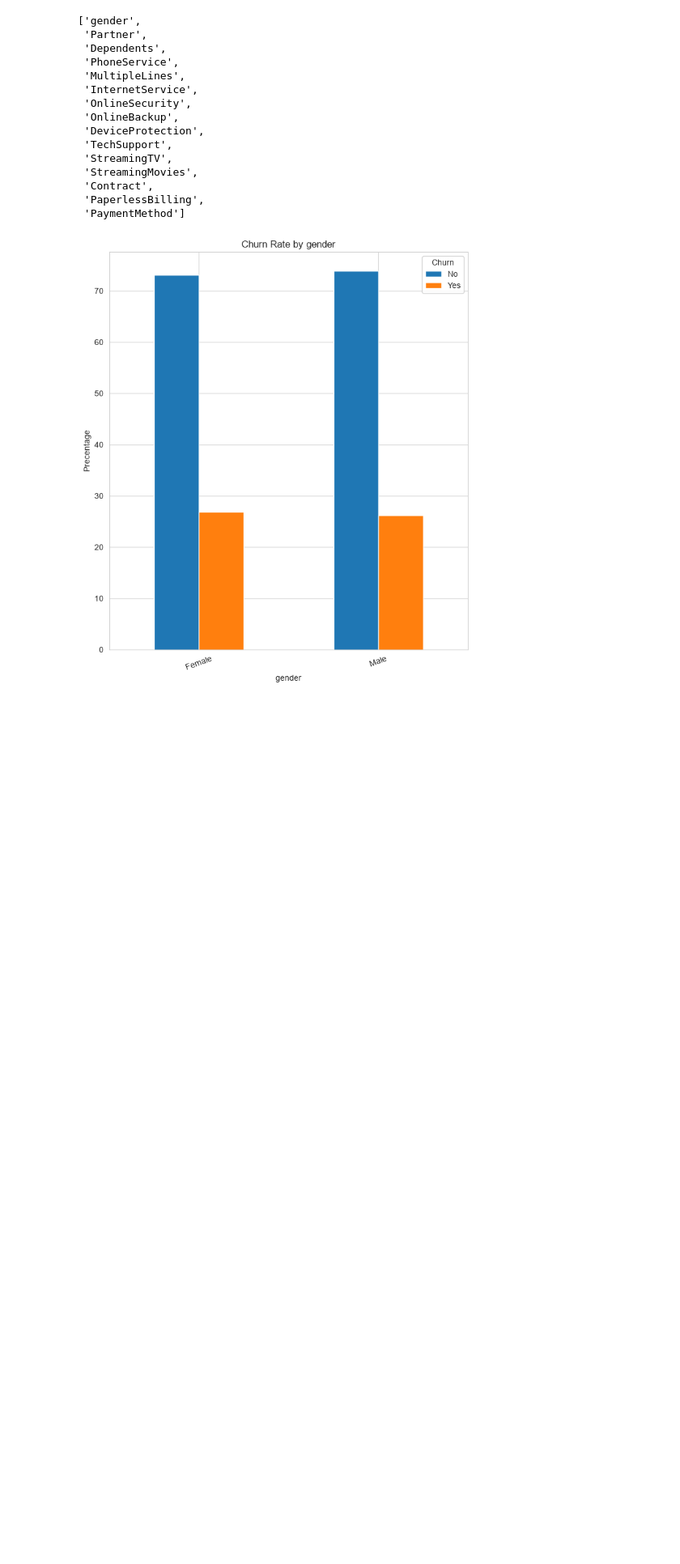
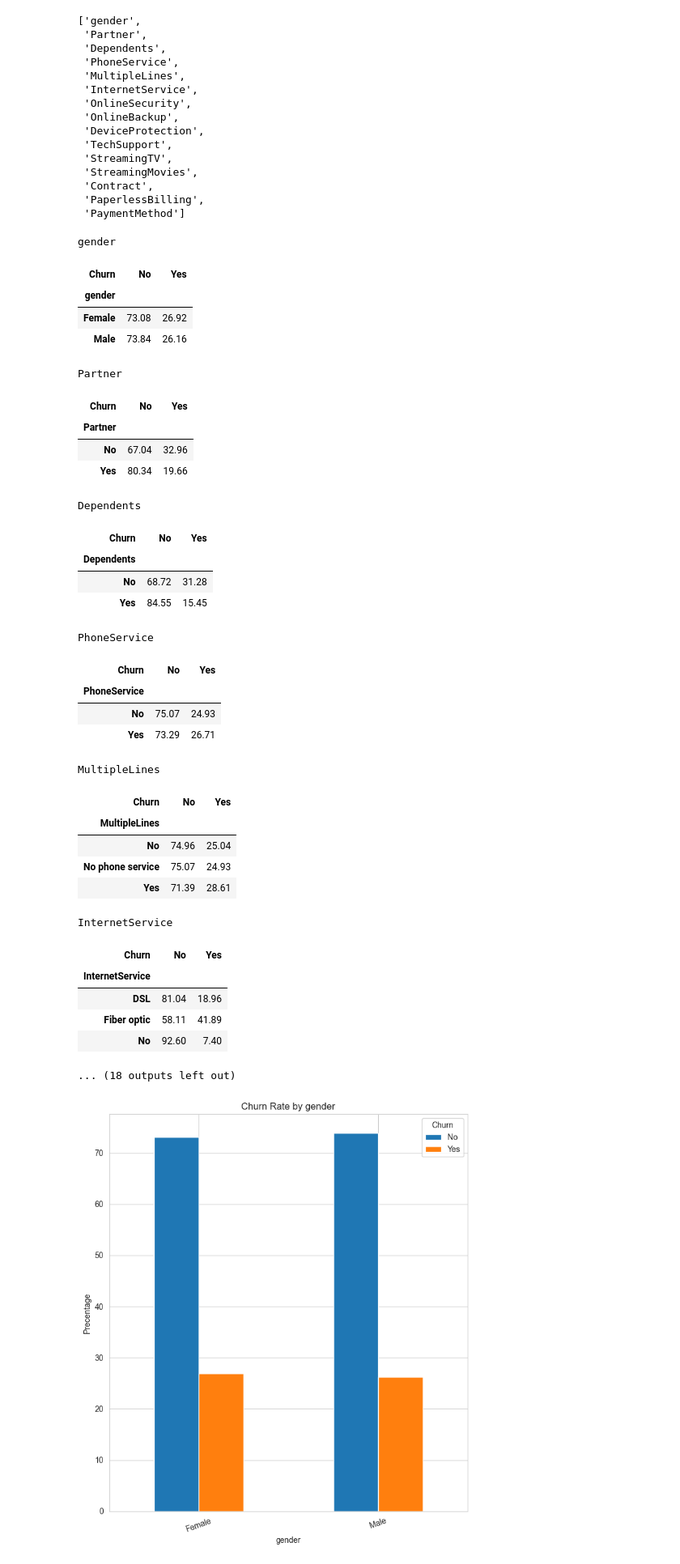
Before and after one commit to Dalia-hossam/Customer-Churn-Prediction, a Jupyter notebook: notebooks/01_EDA.ipynb, the cells around one changed output. Shown at 81% size. Cells and saved outputs as stored; diff of their text form; code cells hidden in the pictures; blank space fills up the shorter version.

```diff
--- a/notebooks/01_EDA.ipynb
+++ b/notebooks/01_EDA.ipynb
@@ -449,8 +466,7 @@ plt.show()
 
 This section explores the relationship between categorical features and customer churn to identify customer characterstics associated with a higher likelihood of leaving the company
 # %%
-categorical_features = df.select_dtypes(include=['object', 'str']).columns.to_list()
-
+categorical_features = df.select_dtypes(include=['object', 'string']).columns.tolist()
 # Exclude identifier and target
 
 categorical_features.remove("customerID")
@@ -472,6 +488,49 @@ categorical_features
  'Contract',
  'PaperlessBilling',
  'PaymentMethod']
+# %%
+for col in categorical_features:
+    print(col)
+
+    churn_rate = (
+        pd.crosstab(df[col], df["Churn"], normalize="index") * 100
+    ).round(2)
+
+    display(churn_rate)
+# %% [output]
+gender
+| Churn | No | Yes |
+| gender |  |  |
+| Female | 73.08 | 26.92 |
+| Male | 73.84 | 26.16 |
+Partner
+| Churn | No | Yes |
+| Partner |  |  |
+| No | 67.04 | 32.96 |
+| Yes | 80.34 | 19.66 |
+Dependents
+| Churn | No | Yes |
+| Dependents |  |  |
+| No | 68.72 | 31.28 |
+| Yes | 84.55 | 15.45 |
+PhoneService
+| Churn | No | Yes |
+| PhoneService |  |  |
+| No | 75.07 | 24.93 |
+| Yes | 73.29 | 26.71 |
+MultipleLines
+| Churn | No | Yes |
+| MultipleLines |  |  |
+| No | 74.96 | 25.04 |
+| No phone service | 75.07 | 24.93 |
+| Yes | 71.39 | 28.61 |
+InternetService
+| Churn | No | Yes |
+| InternetService |  |  |
+| DSL | 81.04 | 18.96 |
+| Fiber optic | 58.11 | 41.89 |
+| No | 92.60 | 7.40 |
+... (18 outputs left out)
 # %%
 for col in categorical_features:
     churn_rate =( pd.crosstab(df[col],df["Churn"],normalize= "index")*100)
```
Also changed, not shown: parts of 12 cells of this notebook, 1 other file.
